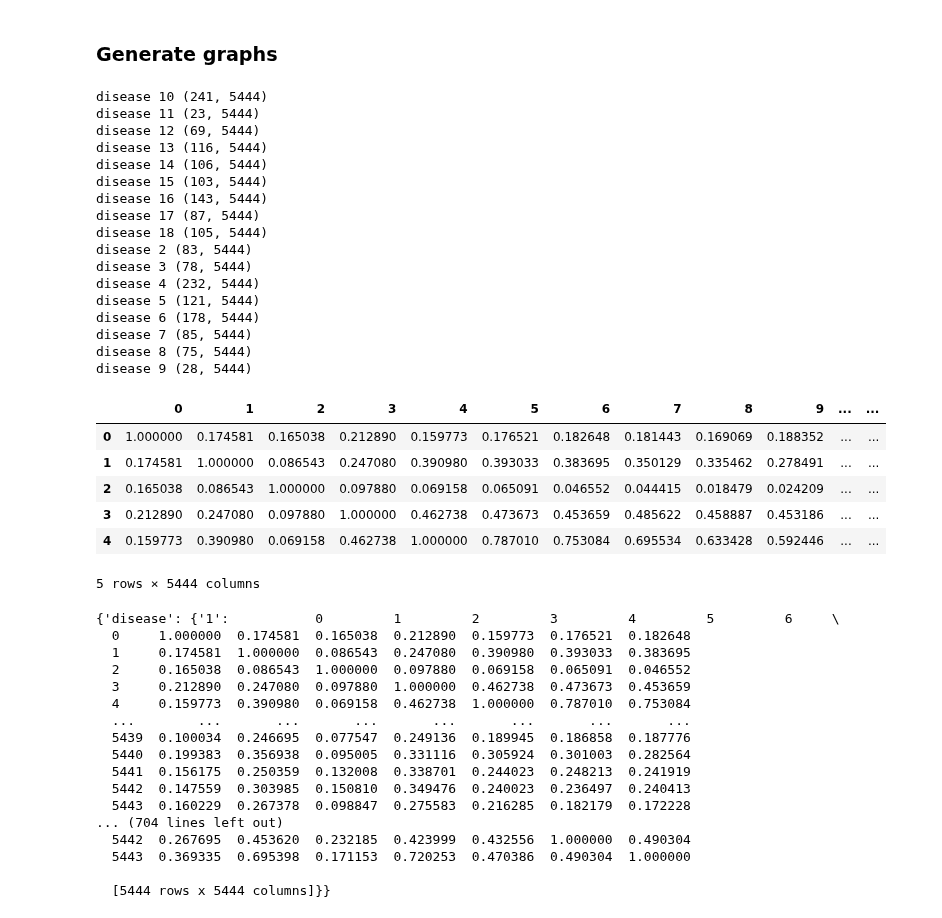
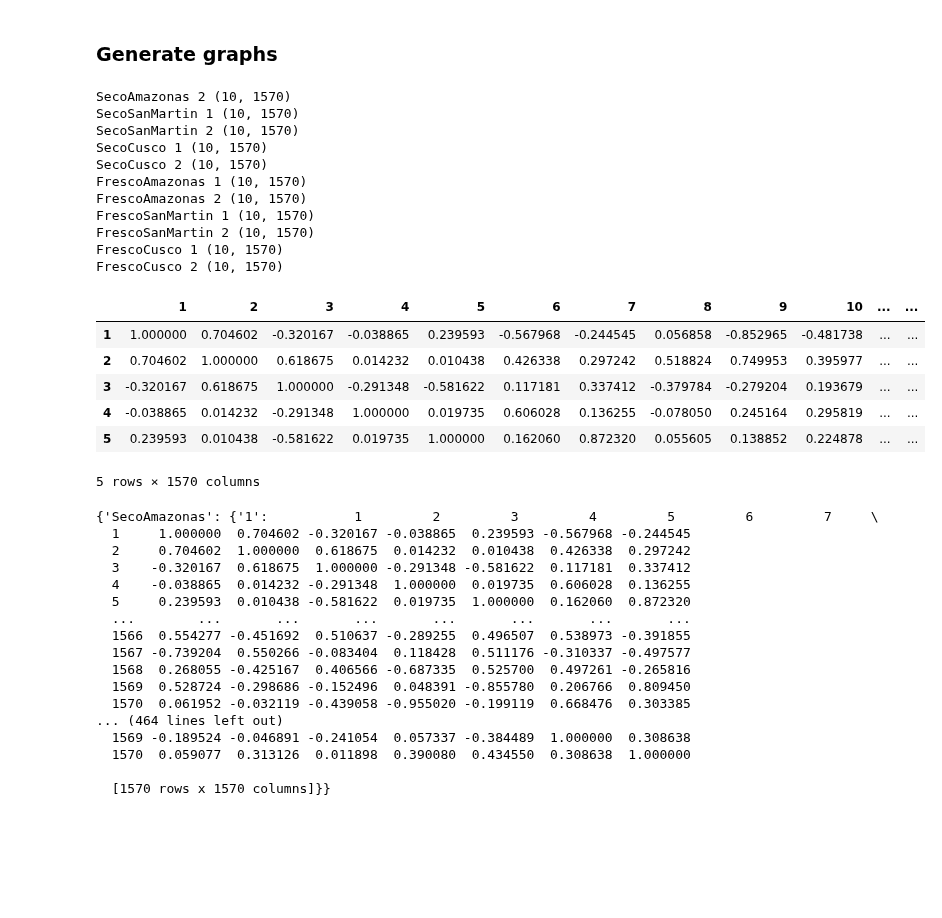
Before and after one commit to win7/T-GAE_PyG, a Jupyter notebook: r2_preprocessing_MS.ipynb, the cells around one changed output. Cells and saved outputs as stored; diff of their text form; code cells hidden in the pictures; blank space fills up the shorter version.

```diff
--- a/r2_preprocessing_MS.ipynb
+++ b/r2_preprocessing_MS.ipynb
@@ -179,63 +179,57 @@ def correlation_kneighbors_graph_global(exp, dict_groups_subgroups_t):
 # %%
 # Correlation matrix (partial correlation)
 
 # Option 1
-# dict_groups_subgroups_t_corr = correlation_global(exp, dict_groups_subgroups_t)
+dict_groups_subgroups_t_corr = correlation_global(exp, dict_groups_subgroups_t)
 
 # Option 2
-dict_groups_subgroups_t_corr = correlation_ledoitwolf_global(exp, dict_groups_subgroups_t)
+# dict_groups_subgroups_t_corr = correlation_ledoitwolf_global(exp, dict_groups_subgroups_t)
 
 # Option 3
 # dict_groups_subgroups_t_corr = correlation_kneighbors_graph_global(exp, dict_groups_subgroups_t)
 
 dict_groups_subgroups_t_corr[groups_id[0]][subgroups_id[groups_id[0]][0]].head()
 # %% [output]
-disease 10 (241, 5444)
-disease 11 (23, 5444)
-disease 12 (69, 5444)
-disease 13 (116, 5444)
-disease 14 (106, 5444)
-disease 15 (103, 5444)
-disease 16 (143, 5444)
-disease 17 (87, 5444)
-disease 18 (105, 5444)
-disease 2 (83, 5444)
-disease 3 (78, 5444)
-disease 4 (232, 5444)
-disease 5 (121, 5444)
-disease 6 (178, 5444)
-disease 7 (85, 5444)
-disease 8 (75, 5444)
-disease 9 (28, 5444)
+SecoAmazonas 2 (10, 1570)
+SecoSanMartin 1 (10, 1570)
+SecoSanMartin 2 (10, 1570)
+SecoCusco 1 (10, 1570)
+SecoCusco 2 (10, 1570)
+FrescoAmazonas 1 (10, 1570)
+FrescoAmazonas 2 (10, 1570)
+FrescoSanMartin 1 (10, 1570)
+FrescoSanMartin 2 (10, 1570)
+FrescoCusco 1 (10, 1570)
+FrescoCusco 2 (10, 1570)
-|  | 0 | 1 | 2 | 3 | 4 | 5 | 6 | 7 | 8 | 9 | ... | ... |
-| 0 | 1.000000 | 0.174581 | 0.165038 | 0.212890 | 0.159773 | 0.176521 | 0.182648 | 0.181443 | 0.169069 | 0.188352 | ... | ... |
-| 1 | 0.174581 | 1.000000 | 0.086543 | 0.247080 | 0.390980 | 0.393033 | 0.383695 | 0.350129 | 0.335462 | 0.278491 | ... | ... |
-| 2 | 0.165038 | 0.086543 | 1.000000 | 0.097880 | 0.069158 | 0.065091 | 0.046552 | 0.044415 | 0.018479 | 0.024209 | ... | ... |
-| 3 | 0.212890 | 0.247080 | 0.097880 | 1.000000 | 0.462738 | 0.473673 | 0.453659 | 0.485622 | 0.458887 | 0.453186 | ... | ... |
-| 4 | 0.159773 | 0.390980 | 0.069158 | 0.462738 | 1.000000 | 0.787010 | 0.753084 | 0.695534 | 0.633428 | 0.592446 | ... | ... |
+|  | 1 | 2 | 3 | 4 | 5 | 6 | 7 | 8 | 9 | 10 | ... | ... |
+| 1 | 1.000000 | 0.704602 | -0.320167 | -0.038865 | 0.239593 | -0.567968 | -0.244545 | 0.056858 | -0.852965 | -0.481738 | ... | ... |
+| 2 | 0.704602 | 1.000000 | 0.618675 | 0.014232 | 0.010438 | 0.426338 | 0.297242 | 0.518824 | 0.749953 | 0.395977 | ... | ... |
+| 3 | -0.320167 | 0.618675 | 1.000000 | -0.291348 | -0.581622 | 0.117181 | 0.337412 | -0.379784 | -0.279204 | 0.193679 | ... | ... |
+| 4 | -0.038865 | 0.014232 | -0.291348 | 1.000000 | 0.019735 | 0.606028 | 0.136255 | -0.078050 | 0.245164 | 0.295819 | ... | ... |
+| 5 | 0.239593 | 0.010438 | -0.581622 | 0.019735 | 1.000000 | 0.162060 | 0.872320 | 0.055605 | 0.138852 | 0.224878 | ... | ... |
-5 rows × 5444 columns
+5 rows × 1570 columns
 # %%
 # Check correlation matrices
 
 dict_groups_subgroups_t_corr
 # %% [output]
-{'disease': {'1':           0         1         2         3         4         5         6     \
-  0     1.000000  0.174581  0.165038  0.212890  0.159773  0.176521  0.182648
-  1     0.174581  1.000000  0.086543  0.247080  0.390980  0.393033  0.383695
-  2     0.165038  0.086543  1.000000  0.097880  0.069158  0.065091  0.046552
-  3     0.212890  0.247080  0.097880  1.000000  0.462738  0.473673  0.453659
-  4     0.159773  0.390980  0.069158  0.462738  1.000000  0.787010  0.753084
+{'SecoAmazonas': {'1':           1         2         3         4         5         6         7     \
+  1     1.000000  0.704602 -0.320167 -0.038865  0.239593 -0.567968 -0.244545
+  2     0.704602  1.000000  0.618675  0.014232  0.010438  0.426338  0.297242
+  3    -0.320167  0.618675  1.000000 -0.291348 -0.581622  0.117181  0.337412
+  4    -0.038865  0.014232 -0.291348  1.000000  0.019735  0.606028  0.136255
+  5     0.239593  0.010438 -0.581622  0.019735  1.000000  0.162060  0.872320
   ...        ...       ...       ...       ...       ...       ...       ...
-  5439  0.100034  0.246695  0.077547  0.249136  0.189945  0.186858  0.187776
-  5440  0.199383  0.356938  0.095005  0.331116  0.305924  0.301003  0.282564
-  5441  0.156175  0.250359  0.132008  0.338701  0.244023  0.248213  0.241919
-  5442  0.147559  0.303985  0.150810  0.349476  0.240023  0.236497  0.240413
-  5443  0.160229  0.267378  0.098847  0.275583  0.216285  0.182179  0.172228
-... (704 lines left out)
-  5442  0.267695  0.453620  0.232185  0.423999  0.432556  1.000000  0.490304
-  5443  0.369335  0.695398  0.171153  0.720253  0.470386  0.490304  1.000000
+  1566  0.554277 -0.451692  0.510637 -0.289255  0.496507  0.538973 -0.391855
+  1567 -0.739204  0.550266 -0.083404  0.118428  0.511176 -0.310337 -0.497577
+  1568  0.268055 -0.425167  0.406566 -0.687335  0.525700  0.497261 -0.265816
+  1569  0.528724 -0.298686 -0.152496  0.048391 -0.855780  0.206766  0.809450
+  1570  0.061952 -0.032119 -0.439058 -0.955020 -0.199119  0.668476  0.303385
+... (464 lines left out)
+  1569 -0.189524 -0.046891 -0.241054  0.057337 -0.384489  1.000000  0.308638
+  1570  0.059077  0.313126  0.011898  0.390080  0.434550  0.308638  1.000000
 
-  [5444 rows x 5444 columns]}}
+  [1570 rows x 1570 columns]}}
 # %%
 check_dataset(dict_groups_subgroups_t_corr[groups_id[0]][subgroups_id[groups_id[0]][1]])
 # %% [output]
```
Also changed, not shown: parts of 4 cells of this notebook, 13 other files.
